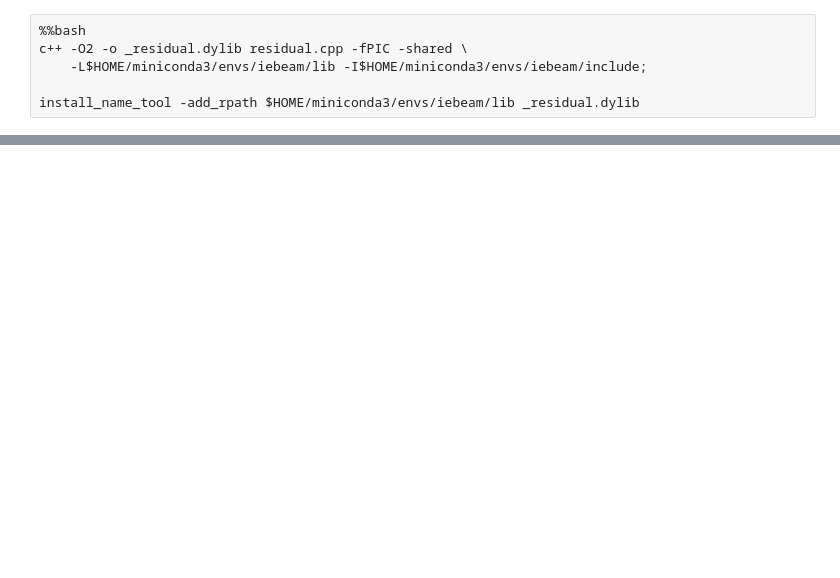
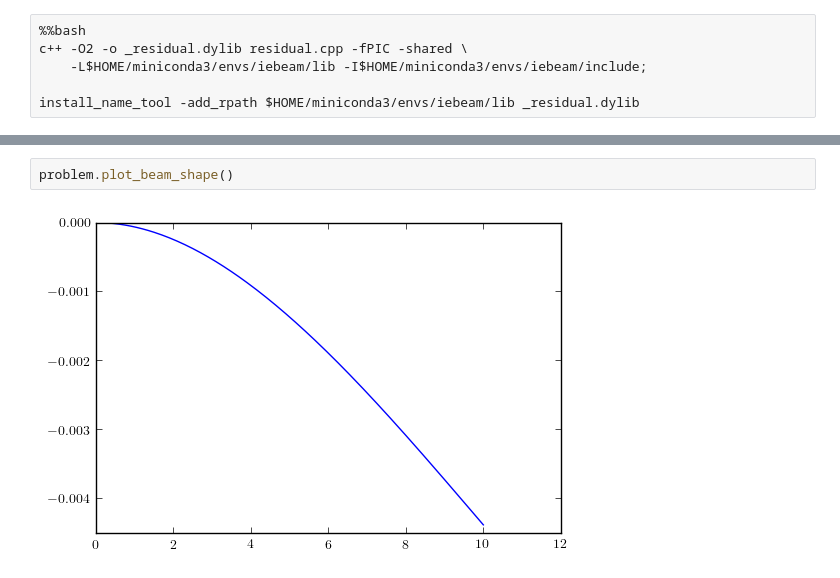
Before and after one commit to johntfoster/inextensible_beam_code, a Jupyter notebook: InextensibleBeamFEA.ipynb, the cells around one changed output, grey strips where cells are left out. Cells and saved outputs as stored; diff of their text form; blank space fills up the shorter version.

```diff
--- a/InextensibleBeamFEA.ipynb
+++ b/InextensibleBeamFEA.ipynb
@@ -191,0 +230,4 @@ plt.plot(x1+u1,u2);
+# %%
+problem.plot_beam_shape()
+# %% [output]
+[figure, added]
```
Also changed, not shown: parts of 8 cells of this notebook, 1 other file.
